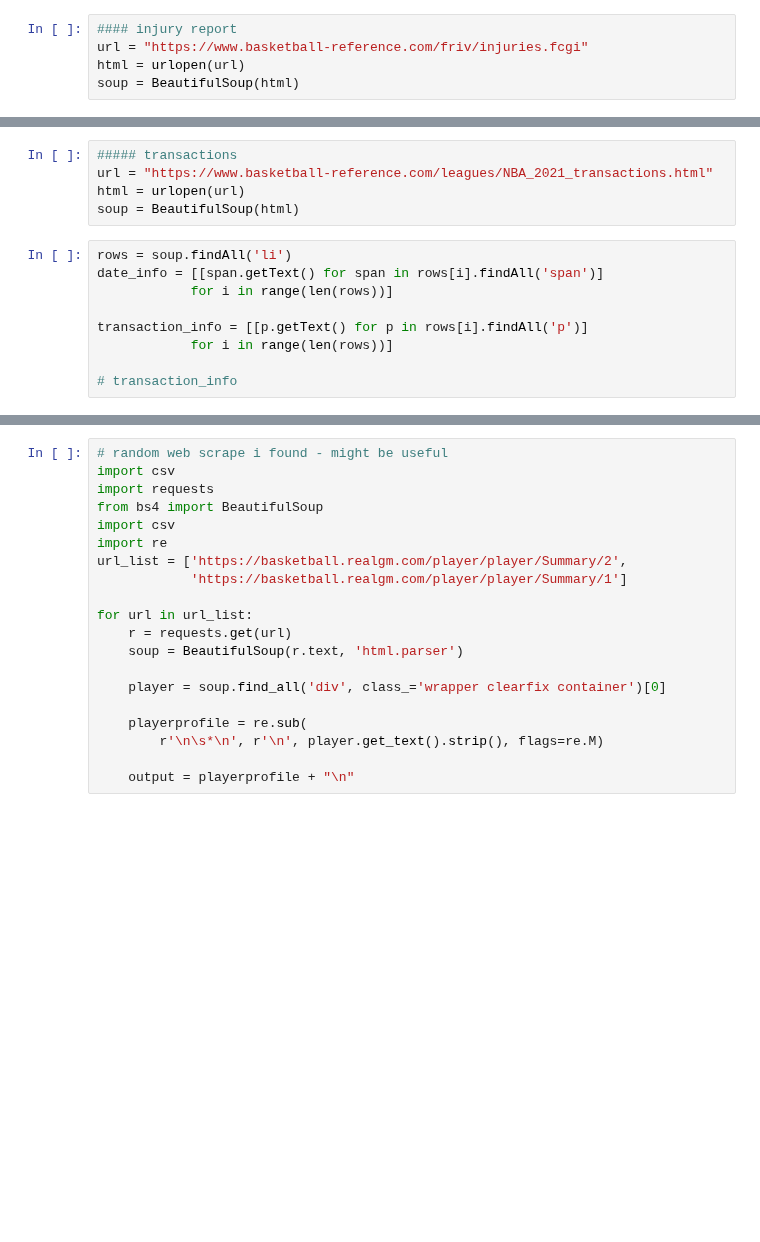
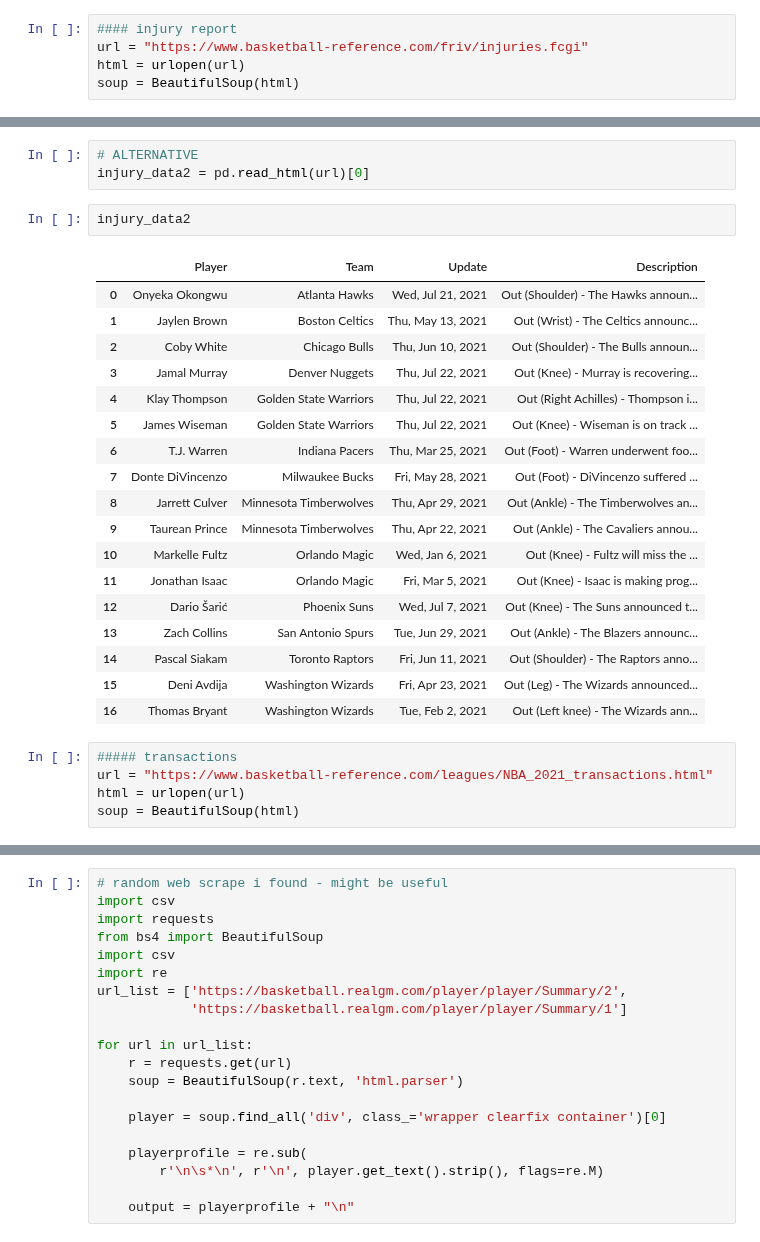
Before and after one commit to jyablonski/jyablonski_praq, a Jupyter notebook: bbref_webscrape.ipynb, the cells around one changed output, grey strips where cells are left out. Drawn from its saved outputs; the diff is of its cells as text; blank space fills up the shorter version.

```diff
--- a/bbref_webscrape.ipynb
+++ b/bbref_webscrape.ipynb
@@ -181,14 +174,29 @@ injury_data
+# %%
+# ALTERNATIVE
+injury_data2 = pd.read_html(url)[0]
+# %%
+injury_data2
+# %% [output]
+|  | Player | Team | Update | Description |
+| 0 | Onyeka Okongwu | Atlanta Hawks | Wed, Jul 21, 2021 | Out (Shoulder) - The Hawks announ... |
+| 1 | Jaylen Brown | Boston Celtics | Thu, May 13, 2021 | Out (Wrist) - The Celtics announc... |
+| 2 | Coby White | Chicago Bulls | Thu, Jun 10, 2021 | Out (Shoulder) - The Bulls announ... |
+| 3 | Jamal Murray | Denver Nuggets | Thu, Jul 22, 2021 | Out (Knee) - Murray is recovering... |
+| 4 | Klay Thompson | Golden State Warriors | Thu, Jul 22, 2021 | Out (Right Achilles) - Thompson i... |
+| 5 | James Wiseman | Golden State Warriors | Thu, Jul 22, 2021 | Out (Knee) - Wiseman is on track ... |
+| 6 | T.J. Warren | Indiana Pacers | Thu, Mar 25, 2021 | Out (Foot) - Warren underwent foo... |
+| 7 | Donte DiVincenzo | Milwaukee Bucks | Fri, May 28, 2021 | Out (Foot) - DiVincenzo suffered ... |
+| 8 | Jarrett Culver | Minnesota Timberwolves | Thu, Apr 29, 2021 | Out (Ankle) - The Timberwolves an... |
+| 9 | Taurean Prince | Minnesota Timberwolves | Thu, Apr 22, 2021 | Out (Ankle) - The Cavaliers annou... |
+| 10 | Markelle Fultz | Orlando Magic | Wed, Jan 6, 2021 | Out (Knee) - Fultz will miss the ... |
+| 11 | Jonathan Isaac | Orlando Magic | Fri, Mar 5, 2021 | Out (Knee) - Isaac is making prog... |
+| 12 | Dario Šarić | Phoenix Suns | Wed, Jul 7, 2021 | Out (Knee) - The Suns announced t... |
+| 13 | Zach Collins | San Antonio Spurs | Tue, Jun 29, 2021 | Out (Ankle) - The Blazers announc... |
+| 14 | Pascal Siakam | Toronto Raptors | Fri, Jun 11, 2021 | Out (Shoulder) - The Raptors anno... |
+| 15 | Deni Avdija | Washington Wizards | Fri, Apr 23, 2021 | Out (Leg) - The Wizards announced... |
+| 16 | Thomas Bryant | Washington Wizards | Tue, Feb 2, 2021 | Out (Left knee) - The Wizards ann... |
 # %%
 ##### transactions
 url = "https://www.basketball-reference.com/leagues/NBA_2021_transactions.html"
 html = urlopen(url)
 soup = BeautifulSoup(html)
-# %%
-rows = soup.findAll('li')
-date_info = [[span.getText() for span in rows[i].findAll('span')]
-            for i in range(len(rows))]
-
-transaction_info = [[p.getText() for p in rows[i].findAll('p')]
-            for i in range(len(rows))]
-
-# transaction_info
```
Also changed, not shown: parts of 10 cells of this notebook.
